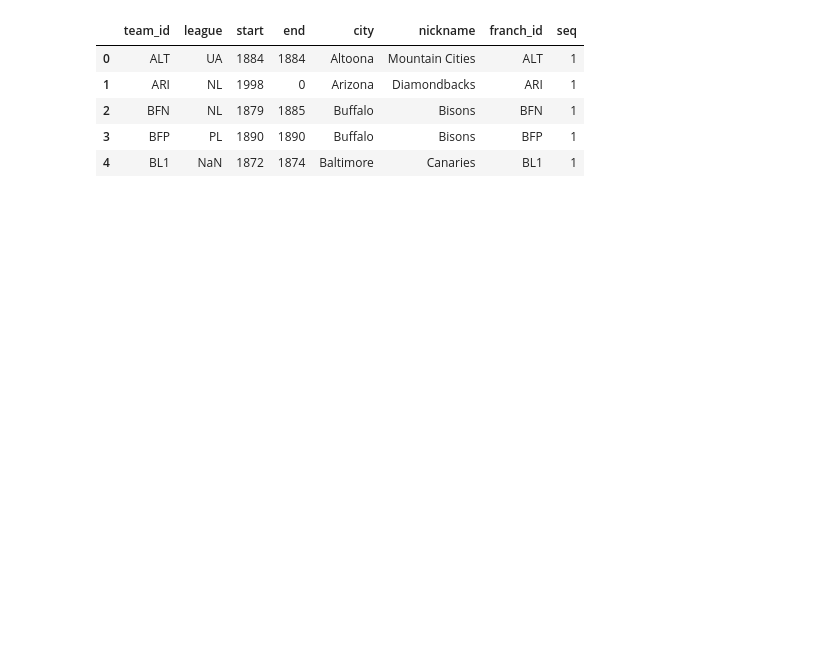
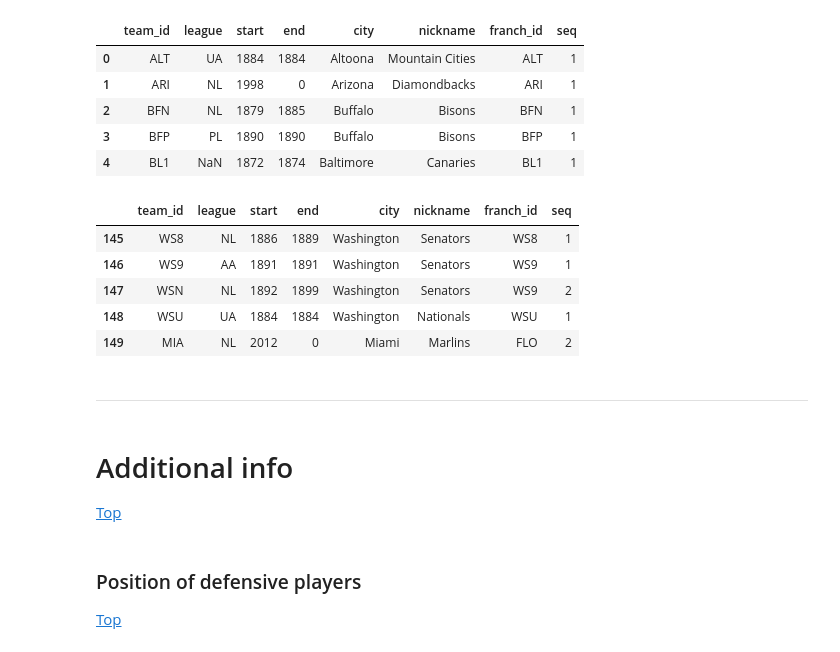
Before and after one commit to lucabro81/dataquest-projects, a Jupyter notebook: 11_designing_and_creating_a_database/designing_and_creating_a_database.ipynb, the cells around one changed output. Saved outputs shown, nothing was run; the diff lists cells and outputs as text; code cells hidden in the pictures; blank space fills up the shorter version.

Commit message:
added additional info

```diff
--- a/11_designing_and_creating_a_database/designing_and_creating_a_database.ipynb
+++ b/11_designing_and_creating_a_database/designing_and_creating_a_database.ipynb
@@ -108,3 +408,20 @@ team_codes.head()
 | 2 | BFN | NL | 1879 | 1885 | Buffalo | Bisons | BFN | 1 |
 | 3 | BFP | PL | 1890 | 1890 | Buffalo | Bisons | BFP | 1 |
 | 4 | BL1 | NaN | 1872 | 1874 | Baltimore | Canaries | BL1 | 1 |
+# %%
+team_codes.tail()
+# %% [output]
+|  | team_id | league | start | end | city | nickname | franch_id | seq |
+| 145 | WS8 | NL | 1886 | 1889 | Washington | Senators | WS8 | 1 |
+| 146 | WS9 | AA | 1891 | 1891 | Washington | Senators | WS9 | 1 |
+| 147 | WSN | NL | 1892 | 1899 | Washington | Senators | WS9 | 2 |
+| 148 | WSU | UA | 1884 | 1884 | Washington | Nationals | WSU | 1 |
+| 149 | MIA | NL | 2012 | 0 | Miami | Marlins | FLO | 2 |
+# %% [markdown]
+---
+# %% [markdown]
+# <a href='Additional-info'></a> Additional info
+[Top](#Index)
+# %% [markdown]
+### <a id='Position-of-defensive-players'></a> Position of defensive players
+[Top](#Index)
```
Also changed, not shown: parts of 29 cells of this notebook, 1 other file.
